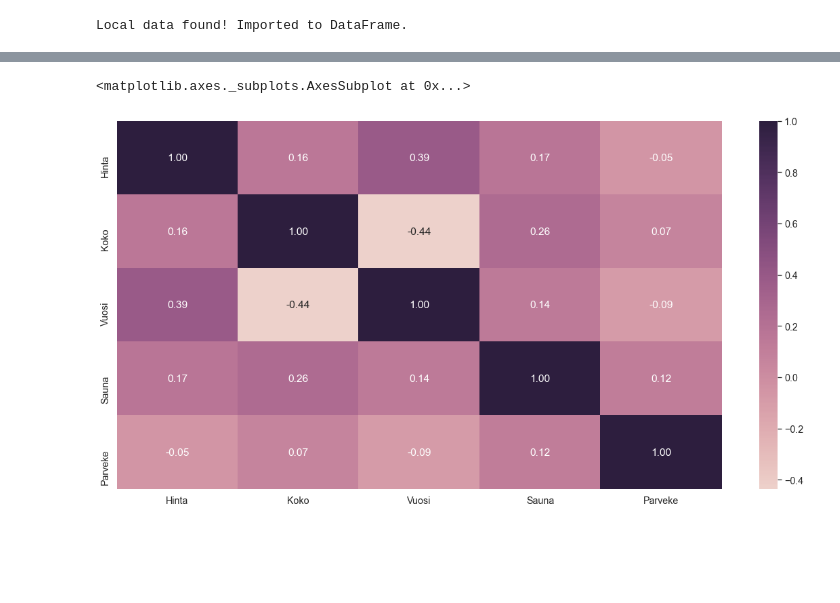
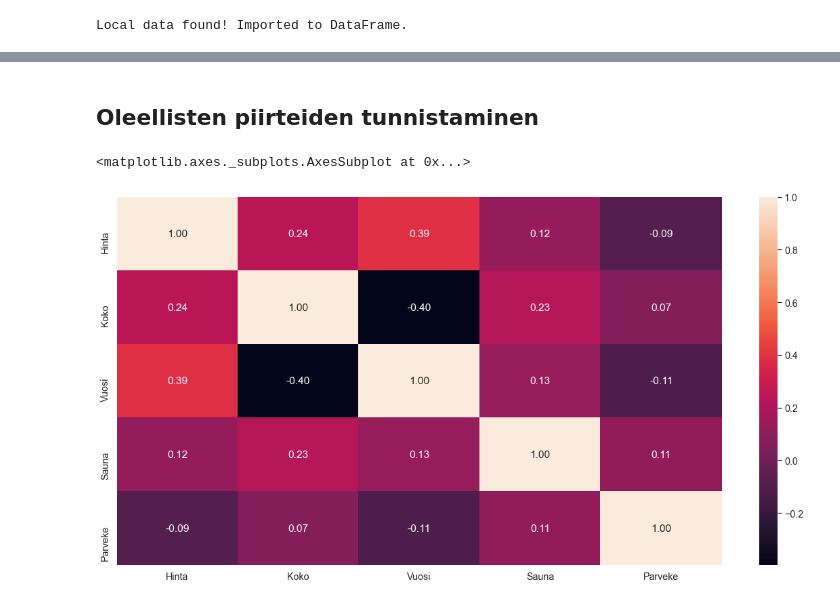
Before and after one commit to tuomak-uni/joda, a Jupyter notebook: Tampereen_kaksiot.ipynb, the cells around one changed output, grey strips where cells are left out. Cells and saved outputs as stored; diff of their text form; code cells hidden in the pictures; blank space fills up the shorter version.

```diff
--- a/Tampereen_kaksiot.ipynb
+++ b/Tampereen_kaksiot.ipynb
@@ -5,18 +9,23 @@
 # %%
+# Tarvittavien kirjastojen tuominen.
 from bs4 import BeautifulSoup as bs
 from requests import get
+from xgboost import XGBRegressor
+from IPython.display import clear_output
+from sklearn.model_selection import train_test_split
+from sklearn.feature_selection import SelectKBest
+from sklearn.feature_selection import chi2
+from sklearn.ensemble import ExtraTreesClassifier
+from sklearn.linear_model import LinearRegression, HuberRegressor
+from sklearn.metrics import mean_squared_error, r2_score
 import pandas as pd
 import numpy as np
 import time, os
 import matplotlib.pyplot as plt
-import seaborn as sb
-from IPython.display import clear_output
-from sklearn.model_selection import train_test_split
-from sklearn.linear_model import LinearRegression, HuberRegressor
-from sklearn.metrics import mean_squared_error, r2_score
-
+import seaborn as sns
 
 %matplotlib inline
+sns.set(style='whitegrid', palette='muted', font_scale=1.5)
 
 print('Done importing')
 # %% [output]
@@ -167,13 +206,13 @@ df.describe()
 # %%
 df.dropna(inplace=True, axis=0)
 
-""" indexes = df[df['Hinta'] < 50000].index
+indexes = df[(50000 < df['Hinta']) & (df['Hinta'] > 500000)].index
 df.drop(indexes, inplace=True)
 
-indexes = df[df['Hinta'] > 400000].index
-df.drop(indexes, inplace=True) """
+#indexes = df[df['Hinta']].index
+#df.drop(indexes, inplace=True)
 
 df.reset_index(drop=True, inplace=True)
 df['Hinta'] = df['Hinta'].astype('int64')
-df.describe()
+df.info()
 # %% [output]
@@ -189,11 +261,10 @@ df.describe()
+# %% [markdown]
+## Oleellisten piirteiden tunnistaminen
 # %%
-cmap = sb.cubehelix_palette(as_cmap=True)
-color = sb.cubehelix_palette()
-
-sb.set(font_scale=1.3)
+sns.set(font_scale=1.3)
 correlation_df = df.corr()
 plt.figure(figsize=(20,10))
-sb.heatmap(correlation_df,annot=True,fmt='.2f',cmap=cmap)
+sns.heatmap(correlation_df,annot=True,fmt='.2f')
 # %% [output]
 <matplotlib.axes._subplots.AxesSubplot at 0x...>
-[figure, old version]
+[figure, new version]
```
Also changed, not shown: parts of 41 cells of this notebook.
